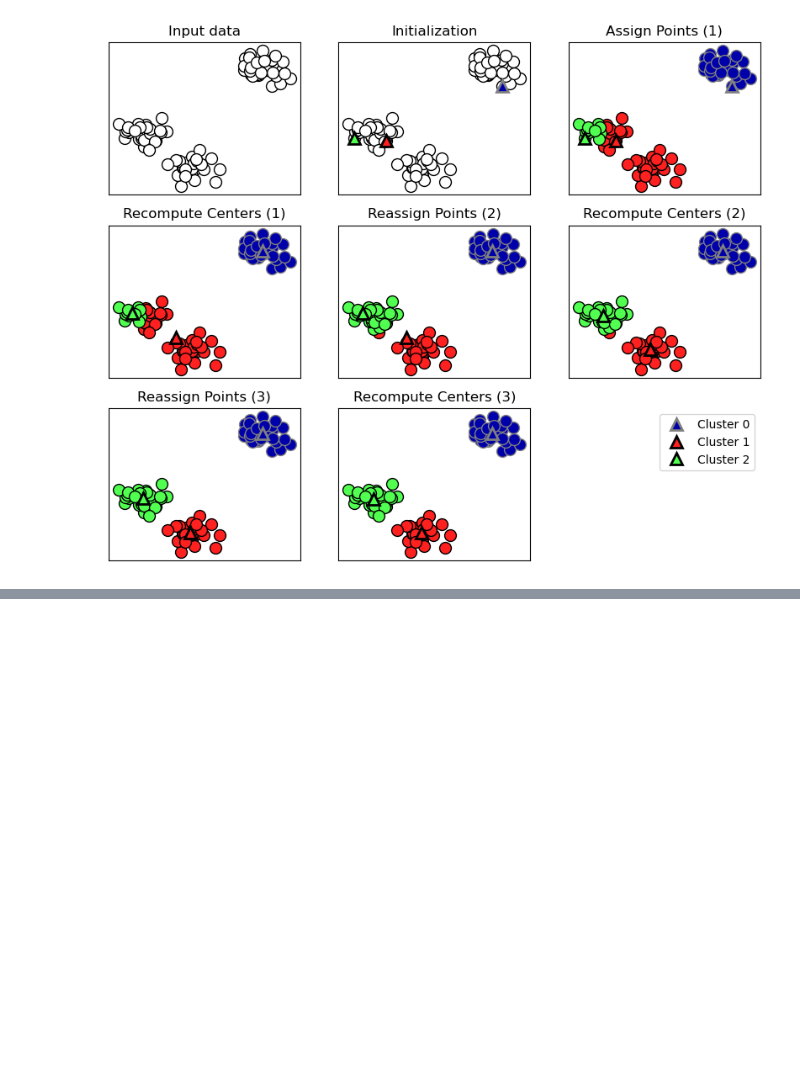
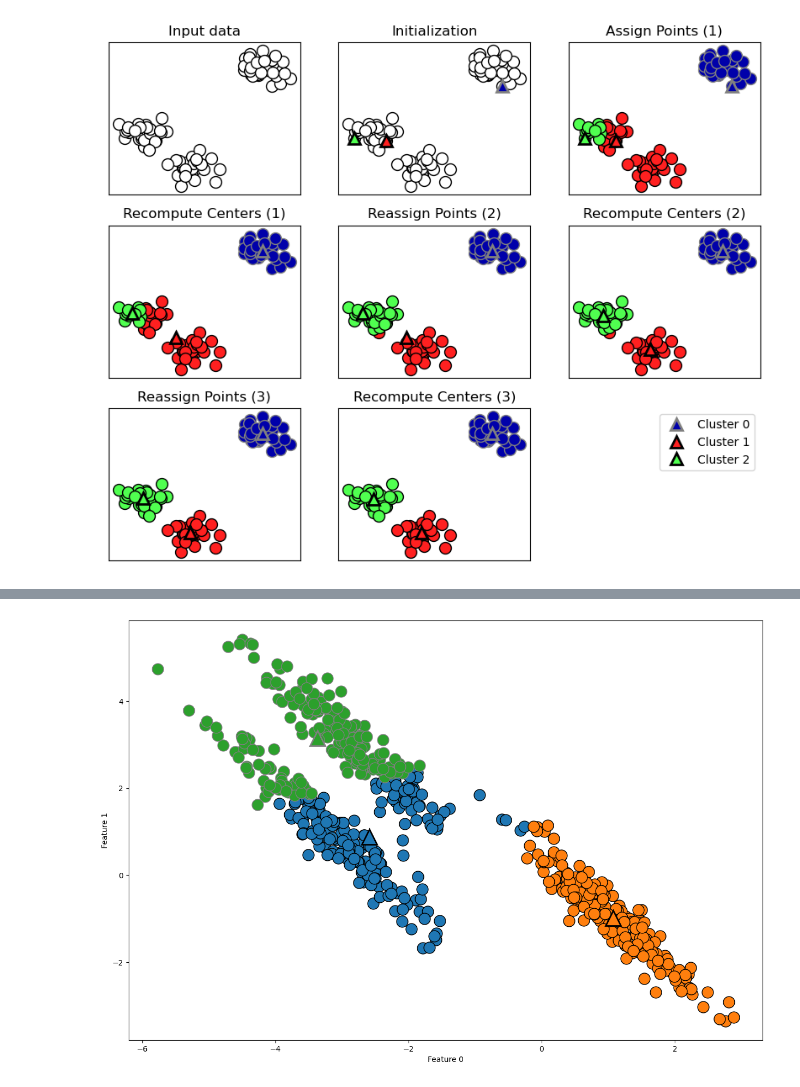
Before and after one commit to jun6988/jupyter-practices, a Jupyter notebook: python/Chap07.ipynb, the cells around one changed output, grey strips where cells are left out. Drawn from its saved outputs; the diff is of its cells as text; code cells hidden in the pictures; blank space fills up the shorter version.

```diff
--- a/python/Chap07.ipynb
+++ b/python/Chap07.ipynb
@@ -35,0 +119,27 @@ plt.show()
+# %%
+import numpy as np
+
+# 무작위로 클러스터 데이터 생성합니다
+X, y = make_blobs(random_state=170, n_samples=600)
+rng = np.random.RandomState(74)
+
+# 데이터가 길게 늘어지도록 변경합니다
+transformation = rng.normal(size=(2, 2))
+X = np.dot(X, transformation)
+
+# 세 개의 클러스터로 데이터에 KMeans 알고리즘을 적용합니다
+kmeans = KMeans(n_clusters=3)
+kmeans.fit(X)
+y_pred = kmeans.predict(X)
+
+# 클러스터 할당과 클러스터 중심을 나타냅니다
+plt.figure(figsize=(15,10))
+mglearn.discrete_scatter(X[:, 0], X[:, 1], kmeans.labels_, markers='o', s=15)
+mglearn.discrete_scatter(
+    kmeans.cluster_centers_[:, 0], kmeans.cluster_centers_[:, 1], [0, 1, 2],
+    markers='^', markeredgewidth=2, s=20)
+plt.xlabel("Feature 0")
+plt.ylabel("Feature 1")
+plt.show()
+# %% [output]
+[figure, added]
```
Also changed, not shown: parts of 34 cells of this notebook.
